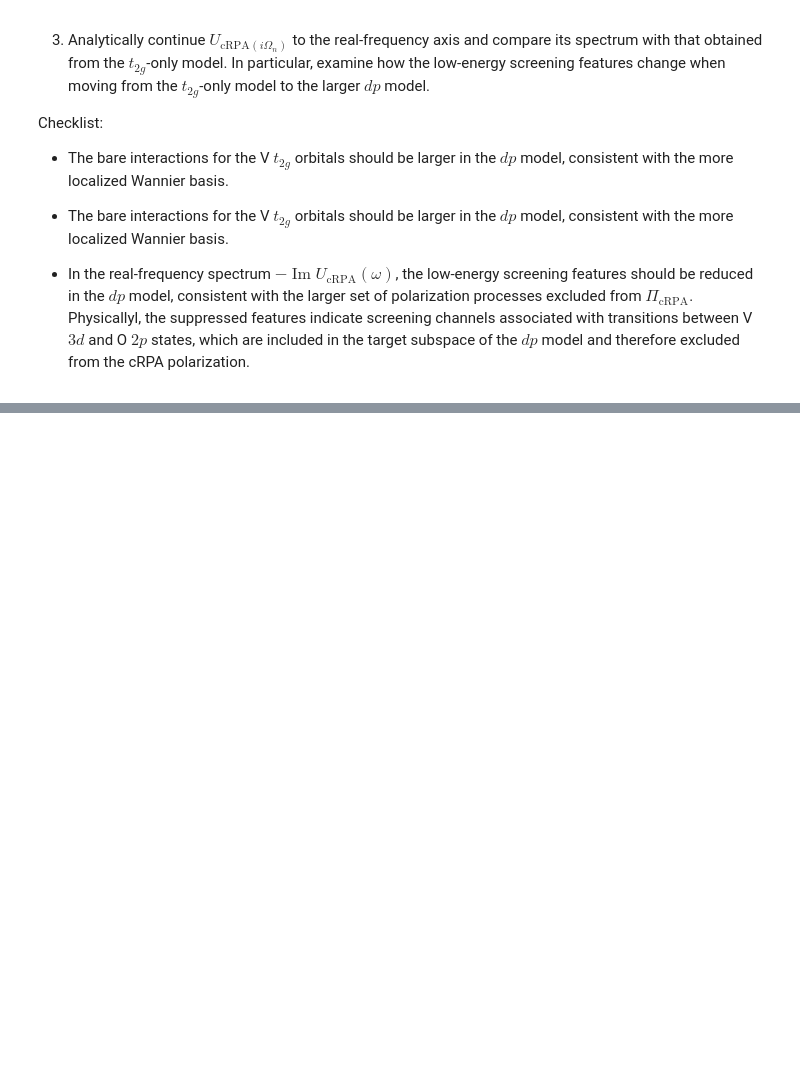
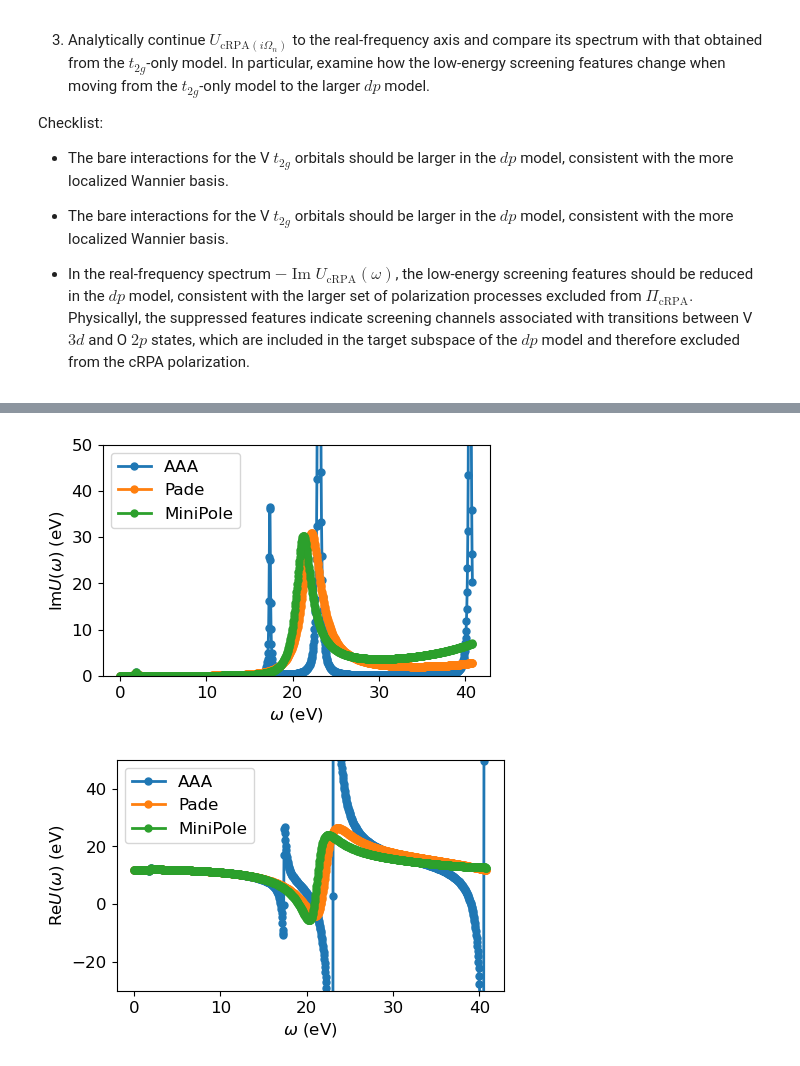
Before and after one commit to AbInitioQHub/coqui-tutorial, a Jupyter notebook: quickstart/03_crpa/03_crpa_screened_interactions.ipynb, the cells around one changed output, grey strips where cells are left out. Saved outputs shown, nothing was run; the diff lists cells and outputs as text; code cells hidden in the pictures; blank space fills up the shorter version.

```diff
--- a/quickstart/03_crpa/03_crpa_screened_interactions.ipynb
+++ b/quickstart/03_crpa/03_crpa_screened_interactions.ipynb
@@ -526,0 +535,36 @@ plt.show()
+# %%
+Uw_aaa, w_mesh_aaa = coqui.post_proc.aaa_adapol(Uloc2_iw[:,0,0,0,0], iaft2, stats='boson', wmin=0.0, wmax=1.5, Nw=1000, Nfit=40, ph_sym=True)
+Ufit2 = coqui.post_proc.aaa_adapol_imag(Uloc2_iw[:,0,0,0,0], iaft2, stats='boson', Nfit=40, ph_sym=True)
+Uw_pade, w_mesh_pade = coqui.post_proc.pade(Ufit2, iaft2, stats='boson', wmin=0.0, wmax=1.5, Nw=1000, Nfit=20, ph_sym=True)
+Uw_minipole, w_mesh_minipole = coqui.post_proc.minipole(Ufit2, iaft2, stats='boson', wmin=0.0, wmax=1.5, Nw=1000, tol=1e-7, ph_sym=True)
+
+fig, ax = plt.subplots(1, figsize=(5,3))
+ax.plot(w_mesh_aaa.real * HARTREE_EV, -Uw_aaa.imag * HARTREE_EV,
+        linewidth=2, marker='o', markersize=5, label='AAA')
+ax.plot(w_mesh_pade.real * HARTREE_EV, -Uw_pade.imag * HARTREE_EV,
+        linewidth=2, marker='o', markersize=5, label='Pade')
+ax.plot(w_mesh_minipole.real * HARTREE_EV, -Uw_minipole.imag * HARTREE_EV,
+        linewidth=2, marker='o', markersize=5, label='MiniPole')
+ax.set_ylim(0, 50)
+ax.tick_params(axis='both', which='major', labelsize=12)
+ax.set_xlabel('$\omega$ (eV)', fontsize=12)
+ax.set_ylabel('Im$U(\omega)$ (eV)', fontsize=12)
+ax.legend(fontsize=12)
+plt.show()
+
+fig, ax = plt.subplots(1, figsize=(5,3))
+ax.plot(w_mesh_aaa.real * HARTREE_EV, (Vloc2[0,0,0,0]+Uw_aaa).real * HARTREE_EV,
+        linewidth=2, marker='o', markersize=5, label='AAA')
+ax.plot(w_mesh_pade.real * HARTREE_EV, (Vloc2[0,0,0,0]+Uw_pade).real * HARTREE_EV,
+        linewidth=2, marker='o', markersize=5, label='Pade')
+ax.plot(w_mesh_minipole.real * HARTREE_EV, (Vloc2[0,0,0,0]+Uw_minipole).real * HARTREE_EV,
+        linewidth=2, marker='o', markersize=5, label='MiniPole')
+ax.set_ylim(-30, 50)
+ax.tick_params(axis='both', which='major', labelsize=12)
+ax.set_xlabel('$\omega$ (eV)', fontsize=12)
+ax.set_ylabel('Re$U(\omega)$ (eV)', fontsize=12)
+ax.legend(fontsize=12)
+plt.show()
+# %% [output]
+[figure, added]
+[figure, added]
```
Also changed, not shown: parts of 13 cells of this notebook, 1 other file.
